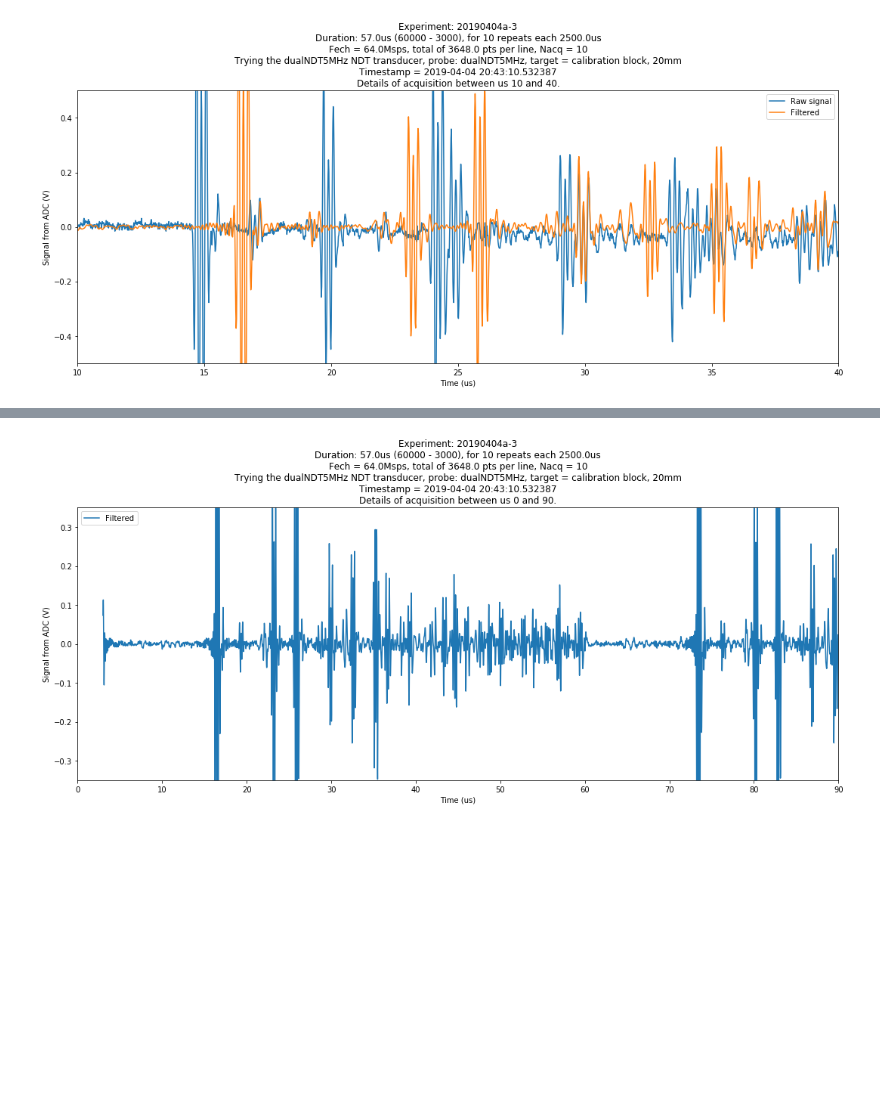
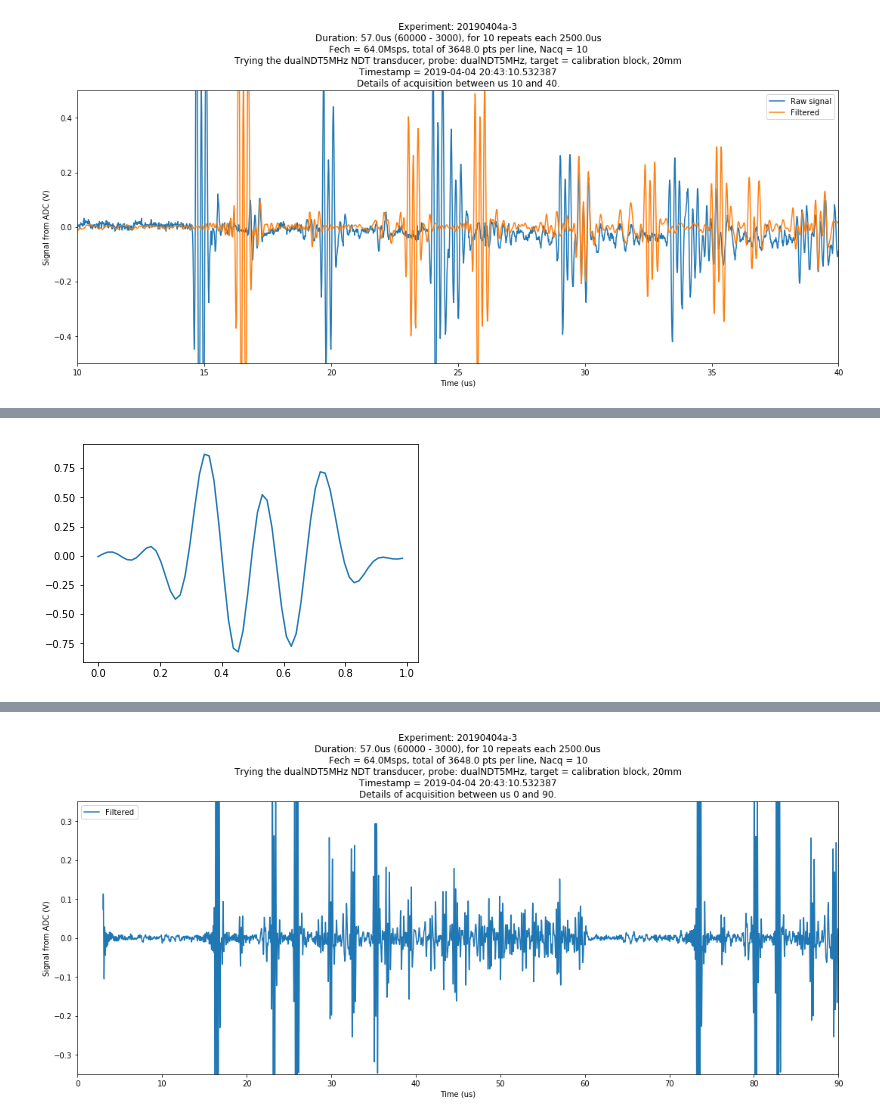
Before and after one commit to kelu124/echomods, a Jupyter notebook: matty/20190404a/20190404a-NDT.ipynb, the cells around one changed output, grey strips where cells are left out. Saved outputs shown, nothing was run; the diff lists cells and outputs as text; code cells hidden in the pictures; blank space fills up the shorter version.

```diff
--- a/matty/20190404a/20190404a-NDT.ipynb
+++ b/matty/20190404a/20190404a-NDT.ipynb
@@ -65,0 +88,8 @@ plt.show()
+# %%
+z.t[832],z.t[896]
+PULSE = z.filtered_signal[832:896]
+T = [x - 16.0 for x in z.t[832:896]]
+plt.plot(T,PULSE)
+plt.show()
+# %% [output]
+[figure, added]
```
Also changed, not shown: parts of 8 cells of this notebook, 5 other files.
